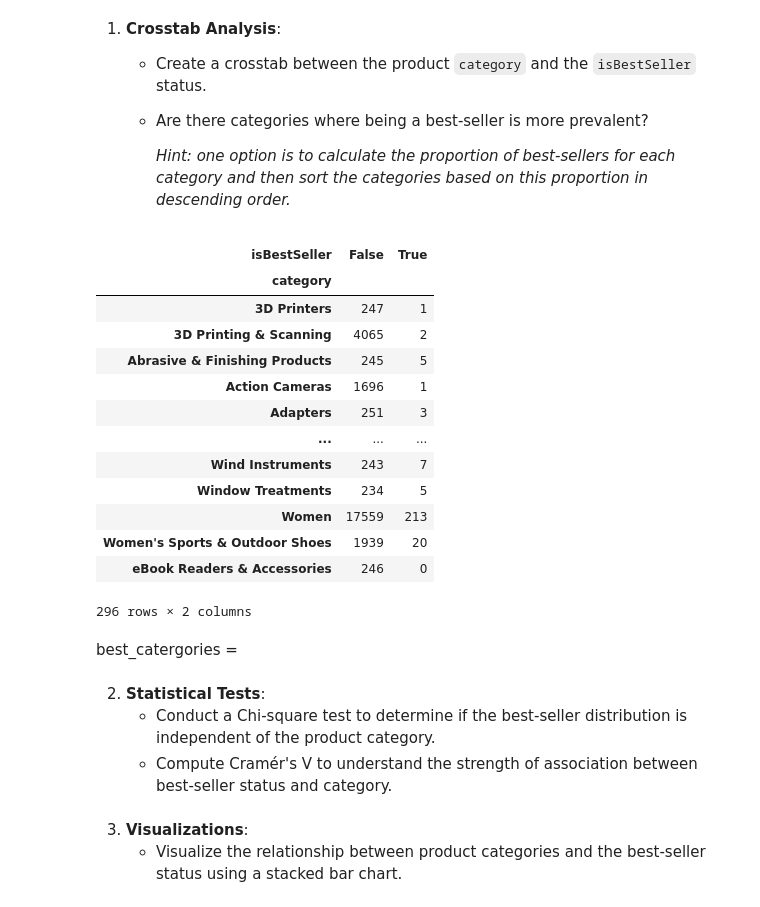
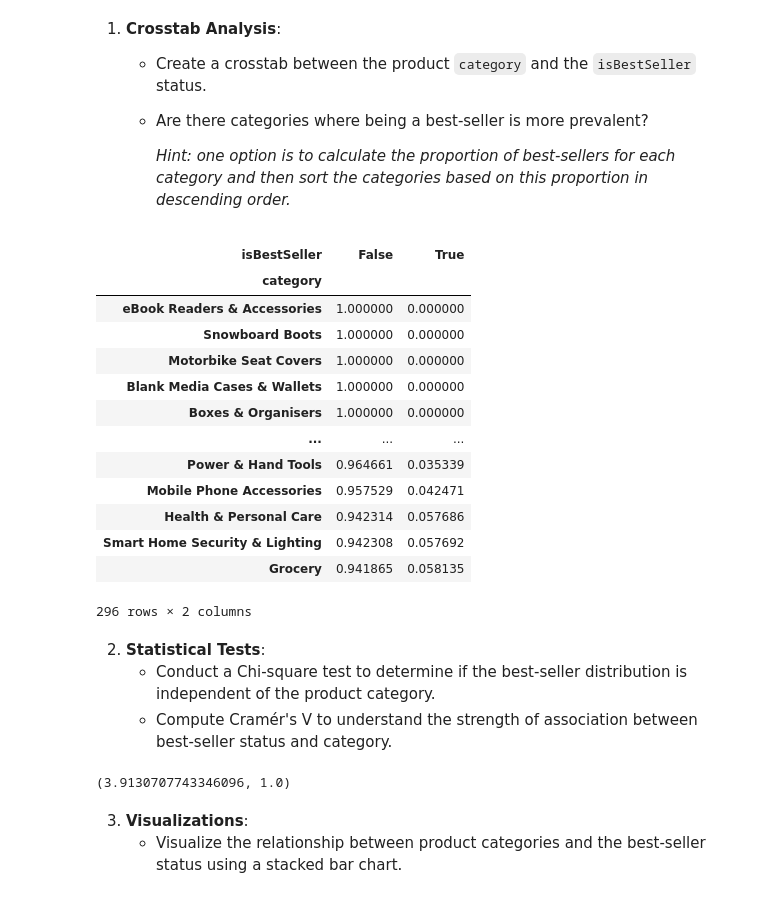
Before and after one commit to baonline/lab-eda-bivariate, a Jupyter notebook: lab_eda_bivariate.ipynb, the cells around one changed output. Cells and saved outputs as stored; diff of their text form; code cells hidden in the pictures.

```diff
--- a/lab_eda_bivariate.ipynb
+++ b/lab_eda_bivariate.ipynb
@@ -27,30 +27,39 @@ import numpy as np
 
 df = pd.read_csv('amz_uk_price_prediction_dataset.csv')
 # %%
-crosstab_result = pd.crosstab(df['category'], df['isBestSeller'])
-crosstab_result
+crosstab_result = pd.crosstab(df['category'], df['isBestSeller'], normalize='index')
+sorted_categories = crosstab_result.sort_values(by=False, ascending=False)
+
+
+sorted_categories
 # %% [output]
 | isBestSeller | False | True |
 | category |  |  |
-| 3D Printers | 247 | 1 |
-| 3D Printing & Scanning | 4065 | 2 |
-| Abrasive & Finishing Products | 245 | 5 |
-| Action Cameras | 1696 | 1 |
-| Adapters | 251 | 3 |
+| eBook Readers & Accessories | 1.000000 | 0.000000 |
+| Snowboard Boots | 1.000000 | 0.000000 |
+| Motorbike Seat Covers | 1.000000 | 0.000000 |
+| Blank Media Cases & Wallets | 1.000000 | 0.000000 |
+| Boxes & Organisers | 1.000000 | 0.000000 |
 | ... | ... | ... |
-| Wind Instruments | 243 | 7 |
-| Window Treatments | 234 | 5 |
-| Women | 17559 | 213 |
-| Women's Sports & Outdoor Shoes | 1939 | 20 |
-| eBook Readers & Accessories | 246 | 0 |
+| Power & Hand Tools | 0.964661 | 0.035339 |
+| Mobile Phone Accessories | 0.957529 | 0.042471 |
+| Health & Personal Care | 0.942314 | 0.057686 |
+| Smart Home Security & Lighting | 0.942308 | 0.057692 |
+| Grocery | 0.941865 | 0.058135 |
 296 rows × 2 columns
-# %% [markdown]
-best_catergories =
 # %% [markdown]
 
 2. **Statistical Tests**:
     - Conduct a Chi-square test to determine if the best-seller distribution is independent of the product category.
     - Compute Cramér's V to understand the strength of association between best-seller status and category.
+# %%
+from scipy.stats import chi2_contingency
+
+chi2_statistic, chi2_p_value, _, _ = chi2_contingency(crosstab_result)
+
+chi2_statistic, chi2_p_value
+# %% [output]
+(3.9130707743346096, 1.0)
 # %% [markdown]
 3. **Visualizations**:
 	- Visualize the relationship between product categories and the best-seller status using a stacked bar chart.
```
Also changed, not shown: parts of 11 cells of this notebook.
